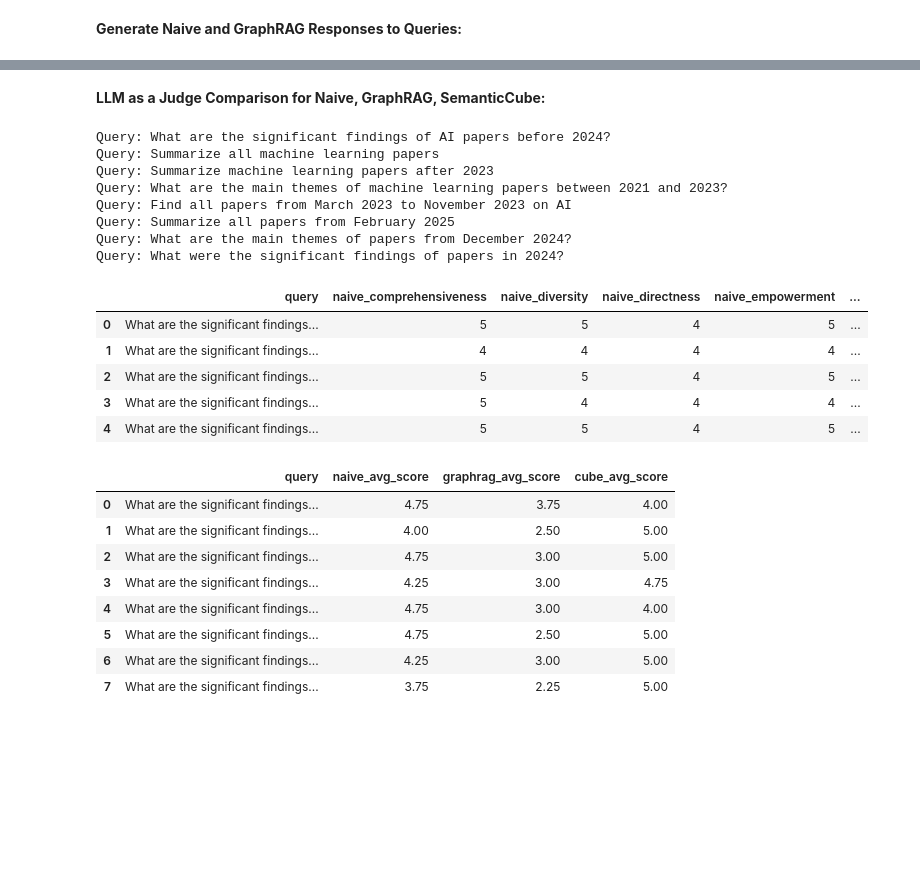
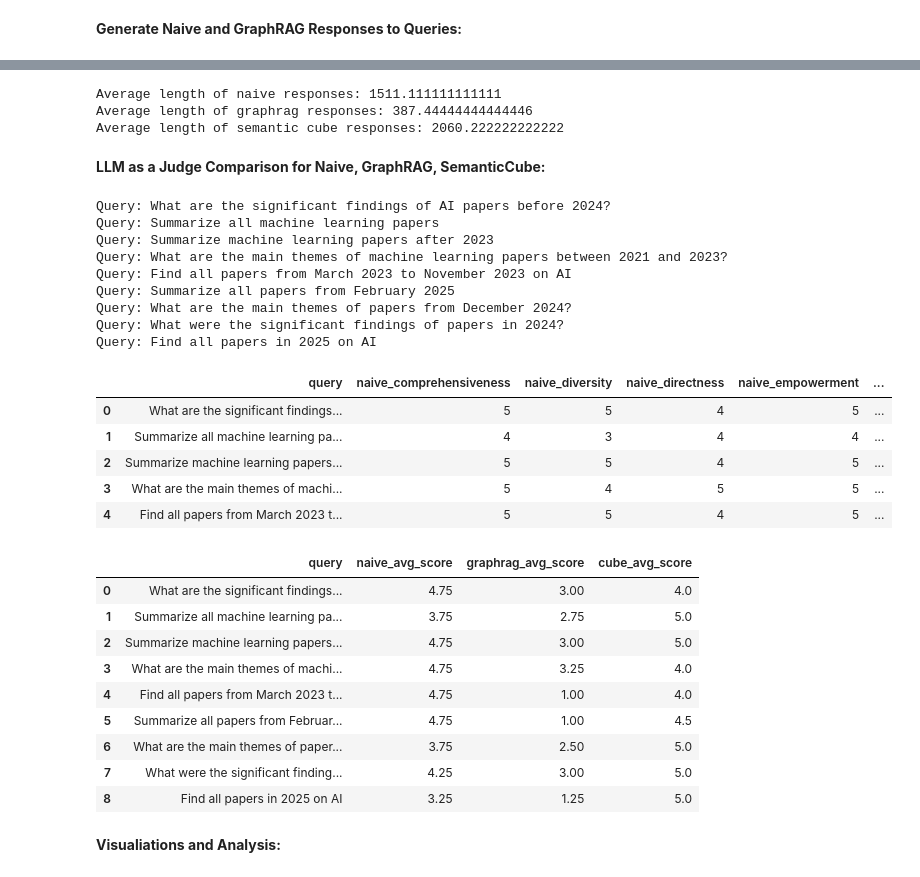
Before and after one commit to plumol/SemanticCube, a Jupyter notebook: eval/eval.ipynb, the cells around one changed output, grey strips where cells are left out. Drawn from its saved outputs; the diff is of its cells as text; code cells hidden in the pictures; blank space fills up the shorter version.

```diff
--- a/eval/eval.ipynb
+++ b/eval/eval.ipynb
@@ -52,7 +45,8 @@ queries = [
     'Find all papers from March 2023 to November 2023 on AI',
     'Summarize all papers from February 2025',
     'What are the main themes of papers from December 2024?',
-    'What were the significant findings of papers in 2024?'
+    'What were the significant findings of papers in 2024?',
+    'Find all papers in 2025 on AI'
 ]
 # %% [markdown]
 **Semantic Cube Responses:**
@@ -164,7 +158,11 @@ Increased Adoption of AI: Growing interest in applying AI techniques to various
 Integration of Multiple Techniques: Combining different techniques, such as deep learning, machine learning, and NLP, to tackle complex problems.
 Need for Sophisticated Evaluation Methodologies: Developing more reliable and sensitive evaluation approaches to assess the performance of advanced AI models.
 Holistic Understanding: Recognizing the importance of understanding both opportunities and risks associated with AI-driven applications, particularly in cybersecurity.
-This unified summary highlights the diversity of research themes and methodologies in the aggregated abstracts, while also emphasizing the commonalities and emerging trends across the different studies."""
+This unified summary highlights the diversity of research themes and methodologies in the aggregated abstracts, while also emphasizing the commonalities and emerging trends across the different studies.""",
+"""This collection of research papers explores the intersection of artificial intelligence (AI) with human-centric themes, highlighting both the potential and limitations of AI in capturing complex human experiences. Two primary research themes emerge: the ethics and limitations of AI, particularly in quantifying human emotions and behaviors, and human-robot collaboration, focusing on efficient cooperation in navigation tasks with incomplete information.
+The papers employ a range of methodologies, including natural language processing (NLP) techniques like emotion detection, sentiment analysis, and named entity recognition, as well as machine learning models such as neural networks and Monte Carlo Tree Search. These approaches enable the analysis and optimization of human-robot interactions, demonstrating the versatility of AI in various applications.
+Key findings underscore the limitations of AI in accurately capturing human emotions, particularly in contexts characterized by existential alienation and moral ambiguity. However, the research also shows promising results in human-robot cooperation, where algorithms like IG-MCTS facilitate efficient collaboration with reduced communication and cognitive load.
+Emerging trends emphasize the importance of incorporating humanistic values in AI development, advocating for more nuanced and contextualized approaches. The potential of hybrid intelligence, combining human and machine capabilities, is also highlighted as a means to achieve more efficient and effective collaboration. Overall, these papers contribute to a deeper understanding of AI's role in human-centric applications, pointing towards a future where AI is developed with greater consideration for human complexities and values."""
 ]
 # %% [markdown]
 **Generate Naive and GraphRAG Responses to Queries:**
@@ -195,3 +193,21 @@ responses_df.head()
+# %%
+# comparison of length of responses for each system
+
+responses_df['naive_response_length'] = responses_df['naive_response'].apply(len)
+responses_df['graphrag_response_length'] = responses_df['graphrag_response'].apply(len)
+responses_df['semantic_cube_response_length'] = responses_df['semantic_cube_response'].apply(len)
+
+average_naive_length = responses_df['naive_response_length'].mean()
+average_graphrag_length = responses_df['graphrag_response_length'].mean()
+average_cube_length = responses_df['semantic_cube_response_length'].mean()
+
+print(f"Average length of naive responses: {average_naive_length}")
+print(f"Average length of graphrag responses: {average_graphrag_length}")
+print(f"Average length of semantic cube responses: {average_cube_length}")
+# %% [output]
+Average length of naive responses: 1511.111111111111
+Average length of graphrag responses: 387.44444444444446
+Average length of semantic cube responses: 2060.222222222222
 # %%
 responses_df.to_csv('responses.csv', index=False)
 # %% [markdown]
@@ -201,37 +217,38 @@ from llm_judge_comparison import build_judge_prompt
 # %%
 results = []
 for i, row in responses_df.iterrows():
     judge_prompt = build_judge_prompt(row['query'], row['naive_response'], row['graphrag_response'], row['semantic_cube_response'])
     response = llm.invoke([HumanMessage(content=judge_prompt)])
     print(f"Query: {row['query']}")
 
     scores = eval(response.content)
     result_row = {
-                "query": queries[0],
+                "query": queries[i],
                 **{f"naive_{k}": v for k, v in scores["naive"].items()},
                 **{f"graphrag_{k}": v for k, v in scores["graphrag"].items()},
                 **{f"cube_{k}": v for k, v in scores["cube"].items()}
             }
 
     results.append(result_row)
 
 results_df = pd.DataFrame(results)
 results_df.head()
 # %% [output]
 Query: What are the significant findings of AI papers before 2024?
 Query: Summarize all machine learning papers
 Query: Summarize machine learning papers after 2023
 Query: What are the main themes of machine learning papers between 2021 and 2023?
 Query: Find all papers from March 2023 to November 2023 on AI
 Query: Summarize all papers from February 2025
 Query: What are the main themes of papers from December 2024?
 Query: What were the significant findings of papers in 2024?
+Query: Find all papers in 2025 on AI
 |  | query | naive_comprehensiveness | naive_diversity | naive_directness | naive_empowerment | ... |
 | 0 | What are the significant findings... | 5 | 5 | 4 | 5 | ... |
-| 1 | What are the significant findings... | 4 | 4 | 4 | 4 | ... |
-| 2 | What are the significant findings... | 5 | 5 | 4 | 5 | ... |
-| 3 | What are the significant findings... | 5 | 4 | 4 | 4 | ... |
-| 4 | What are the significant findings... | 5 | 5 | 4 | 5 | ... |
+| 1 | Summarize all machine learning pa... | 4 | 3 | 4 | 4 | ... |
+| 2 | Summarize machine learning papers... | 5 | 5 | 4 | 5 | ... |
+| 3 | What are the main themes of machi... | 5 | 4 | 5 | 5 | ... |
+| 4 | Find all papers from March 2023 t... | 5 | 5 | 4 | 5 | ... |
 # %%
 def calculate_average_scores(df: pd.DataFrame) -> pd.DataFrame:
     # List of criteria columns for each model
@@ -264,11 +281,14 @@ aggregate_scores_df = calculate_average_scores(results_df)
 aggregate_scores_df
 # %% [output]
 |  | query | naive_avg_score | graphrag_avg_score | cube_avg_score |
-| 0 | What are the significant findings... | 4.75 | 3.75 | 4.00 |
-| 1 | What are the significant findings... | 4.00 | 2.50 | 5.00 |
-| 2 | What are the significant findings... | 4.75 | 3.00 | 5.00 |
-| 3 | What are the significant findings... | 4.25 | 3.00 | 4.75 |
-| 4 | What are the significant findings... | 4.75 | 3.00 | 4.00 |
-| 5 | What are the significant findings... | 4.75 | 2.50 | 5.00 |
-| 6 | What are the significant findings... | 4.25 | 3.00 | 5.00 |
-| 7 | What are the significant findings... | 3.75 | 2.25 | 5.00 |
+| 0 | What are the significant findings... | 4.75 | 3.00 | 4.0 |
+| 1 | Summarize all machine learning pa... | 3.75 | 2.75 | 5.0 |
+| 2 | Summarize machine learning papers... | 4.75 | 3.00 | 5.0 |
+| 3 | What are the main themes of machi... | 4.75 | 3.25 | 4.0 |
+| 4 | Find all papers from March 2023 t... | 4.75 | 1.00 | 4.0 |
+| 5 | Summarize all papers from Februar... | 4.75 | 1.00 | 4.5 |
+| 6 | What are the main themes of paper... | 3.75 | 2.50 | 5.0 |
+| 7 | What were the significant finding... | 4.25 | 3.00 | 5.0 |
+| 8 | Find all papers in 2025 on AI | 3.25 | 1.25 | 5.0 |
+# %% [markdown]
+**Visualiations and Analysis:**
```
Also changed, not shown: parts of 13 cells of this notebook, 13 other files.
